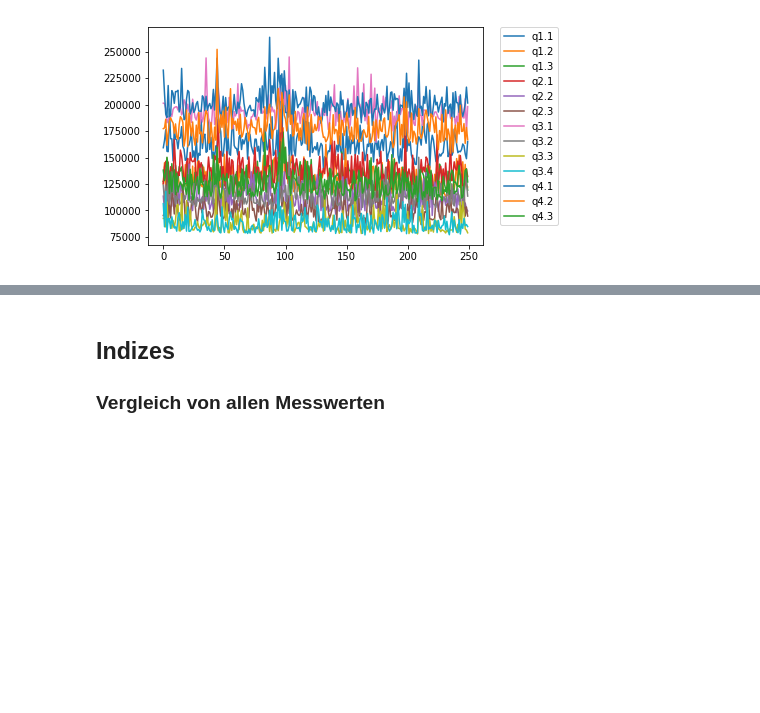
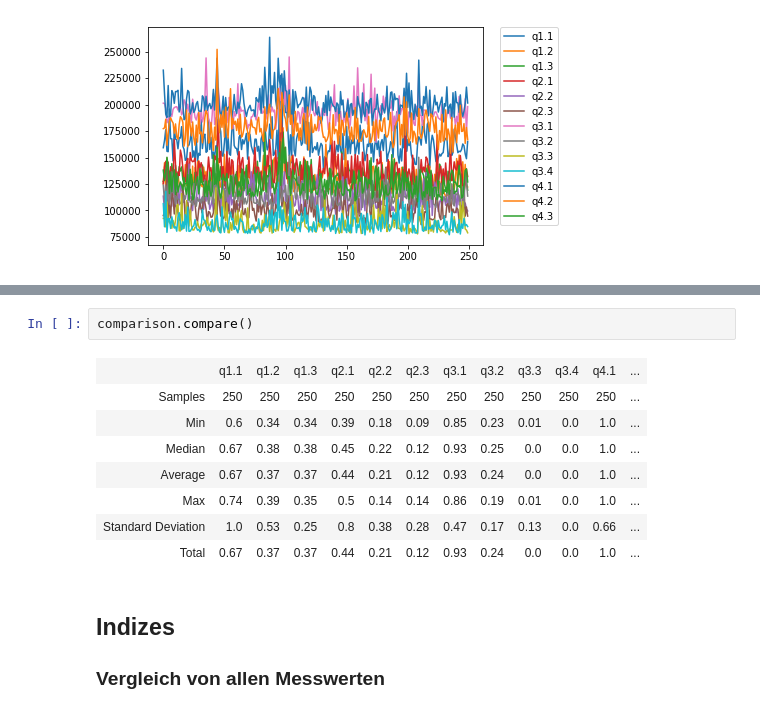
Before and after one commit to Osslack/HANA_SSBM, a Jupyter notebook: src/analyser/Analysis-SSBM-HANA.ipynb, the cells around one changed output, grey strips where cells are left out. Cells and saved outputs as stored; diff of their text form; blank space fills up the shorter version.

```diff
--- a/src/analyser/Analysis-SSBM-HANA.ipynb
+++ b/src/analyser/Analysis-SSBM-HANA.ipynb
@@ -156,6 +156,17 @@ comparison.compare_raw()
 | Max | 227621 | 180440 | 174000 | 195303 | 146286 | 146433 | 245002 | 152274 | 128157 | 126714 | 263616 | ... |
 | Standard Deviation | 14016 | 11331 | 9751 | 12891 | 10454 | 9918 | 10989 | 9269 | 9073 | 8307 | 12088 | ... |
 | Total | 40873234 | 32598752 | 32449355 | 34483239 | 27911848 | 25372675 | 48350492 | 28705352 | 21956785 | 21953176 | 50393118 | ... |
+# %%
+comparison.compare()
+# %% [output]
+|  | q1.1 | q1.2 | q1.3 | q2.1 | q2.2 | q2.3 | q3.1 | q3.2 | q3.3 | q3.4 | q4.1 | ... |
+| Samples | 250 | 250 | 250 | 250 | 250 | 250 | 250 | 250 | 250 | 250 | 250 | ... |
+| Min | 0.6 | 0.34 | 0.34 | 0.39 | 0.18 | 0.09 | 0.85 | 0.23 | 0.01 | 0.0 | 1.0 | ... |
+| Median | 0.67 | 0.38 | 0.38 | 0.45 | 0.22 | 0.12 | 0.93 | 0.25 | 0.0 | 0.0 | 1.0 | ... |
+| Average | 0.67 | 0.37 | 0.37 | 0.44 | 0.21 | 0.12 | 0.93 | 0.24 | 0.0 | 0.0 | 1.0 | ... |
+| Max | 0.74 | 0.39 | 0.35 | 0.5 | 0.14 | 0.14 | 0.86 | 0.19 | 0.01 | 0.0 | 1.0 | ... |
+| Standard Deviation | 1.0 | 0.53 | 0.25 | 0.8 | 0.38 | 0.28 | 0.47 | 0.17 | 0.13 | 0.0 | 0.66 | ... |
+| Total | 0.67 | 0.37 | 0.37 | 0.44 | 0.21 | 0.12 | 0.93 | 0.24 | 0.0 | 0.0 | 1.0 | ... |
 # %% [markdown]
 ## Indizes
 
```
Also changed, not shown: parts of 1 cell of this notebook.
